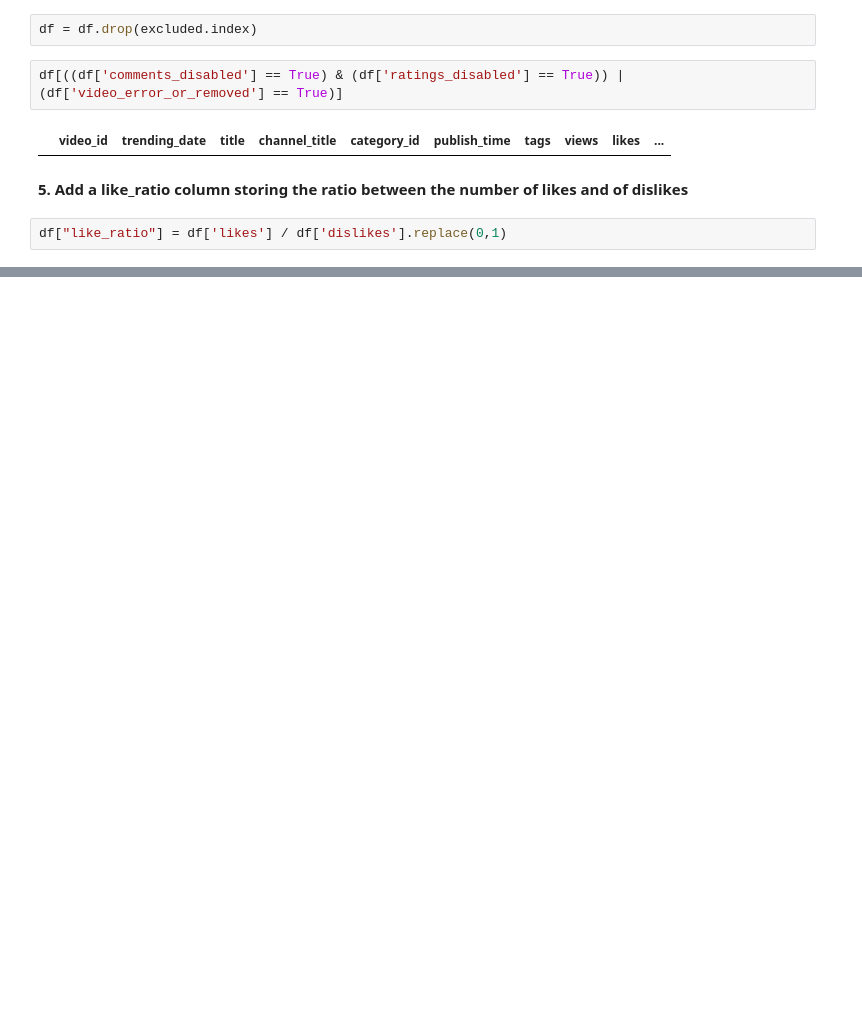
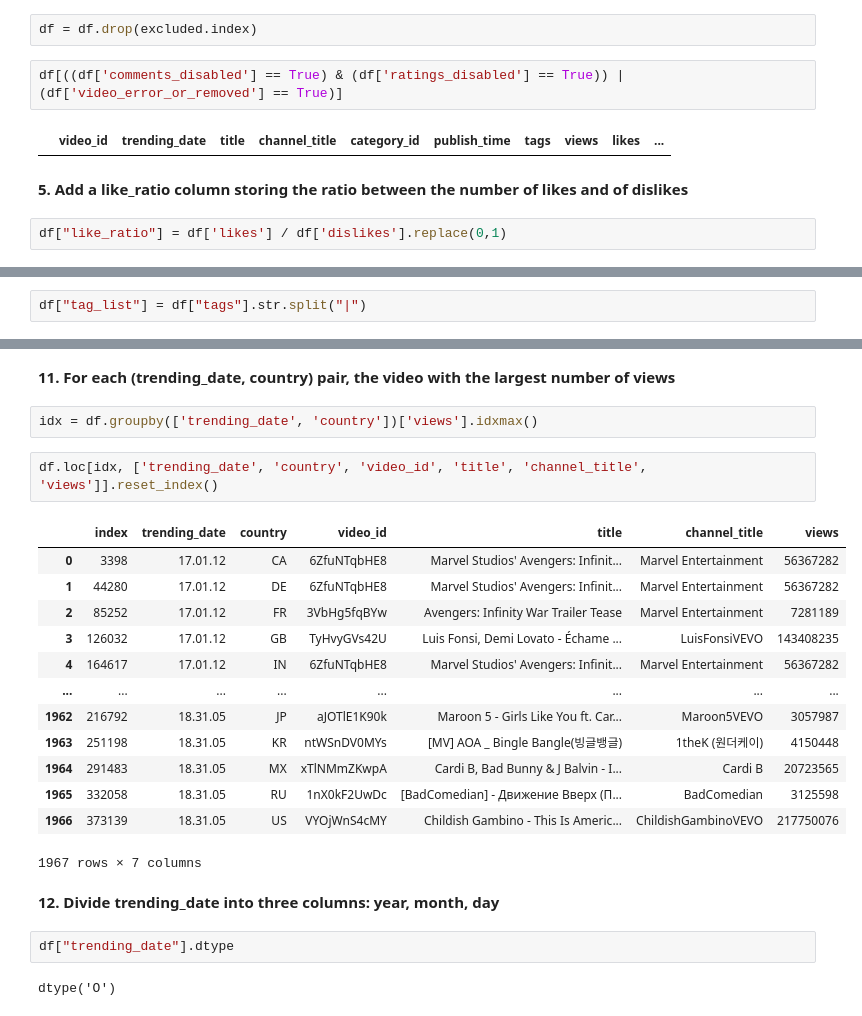
Before and after one commit to aminentezari/CS_project_2025, a Jupyter notebook: notebooks/Main.ipynb, the cells around one changed output, grey strips where cells are left out. Drawn from its saved outputs; the diff is of its cells as text; blank space fills up the shorter version.

```diff
--- a/notebooks/Main.ipynb
+++ b/notebooks/Main.ipynb
@@ -133,0 +217,2 @@ df.head(5)
+# %%
+df["tag_list"] = df["tags"].str.split("|")
@@ -133,0 +273,26 @@ df.head(5)
+# %% [markdown]
+**11. For each (trending_date, country) pair, the video with the largest number of views**
+# %%
+idx = df.groupby(['trending_date', 'country'])['views'].idxmax()
+# %%
+df.loc[idx, ['trending_date', 'country', 'video_id', 'title', 'channel_title', 'views']].reset_index()
+# %% [output]
+|  | index | trending_date | country | video_id | title | channel_title | views |
+| 0 | 3398 | 17.01.12 | CA | 6ZfuNTqbHE8 | Marvel Studios' Avengers: Infinit... | Marvel Entertainment | 56367282 |
+| 1 | 44280 | 17.01.12 | DE | 6ZfuNTqbHE8 | Marvel Studios' Avengers: Infinit... | Marvel Entertainment | 56367282 |
+| 2 | 85252 | 17.01.12 | FR | 3VbHg5fqBYw | Avengers: Infinity War Trailer Tease | Marvel Entertainment | 7281189 |
+| 3 | 126032 | 17.01.12 | GB | TyHvyGVs42U | Luis Fonsi, Demi Lovato - Échame ... | LuisFonsiVEVO | 143408235 |
+| 4 | 164617 | 17.01.12 | IN | 6ZfuNTqbHE8 | Marvel Studios' Avengers: Infinit... | Marvel Entertainment | 56367282 |
+| ... | ... | ... | ... | ... | ... | ... | ... |
+| 1962 | 216792 | 18.31.05 | JP | aJOTlE1K90k | Maroon 5 - Girls Like You ft. Car... | Maroon5VEVO | 3057987 |
+| 1963 | 251198 | 18.31.05 | KR | ntWSnDV0MYs | [MV] AOA _ Bingle Bangle(빙글뱅글) | 1theK (원더케이) | 4150448 |
+| 1964 | 291483 | 18.31.05 | MX | xTlNMmZKwpA | Cardi B, Bad Bunny & J Balvin - I... | Cardi B | 20723565 |
+| 1965 | 332058 | 18.31.05 | RU | 1nX0kF2UwDc | [BadComedian] - Движение Вверх (П... | BadComedian | 3125598 |
+| 1966 | 373139 | 18.31.05 | US | VYOjWnS4cMY | Childish Gambino - This Is Americ... | ChildishGambinoVEVO | 217750076 |
+1967 rows × 7 columns
+# %% [markdown]
+**12. Divide trending_date into three columns: year, month, day**
+# %%
+df["trending_date"].dtype
+# %% [output]
+dtype('O')
```
Also changed, not shown: parts of 37 cells of this notebook.
